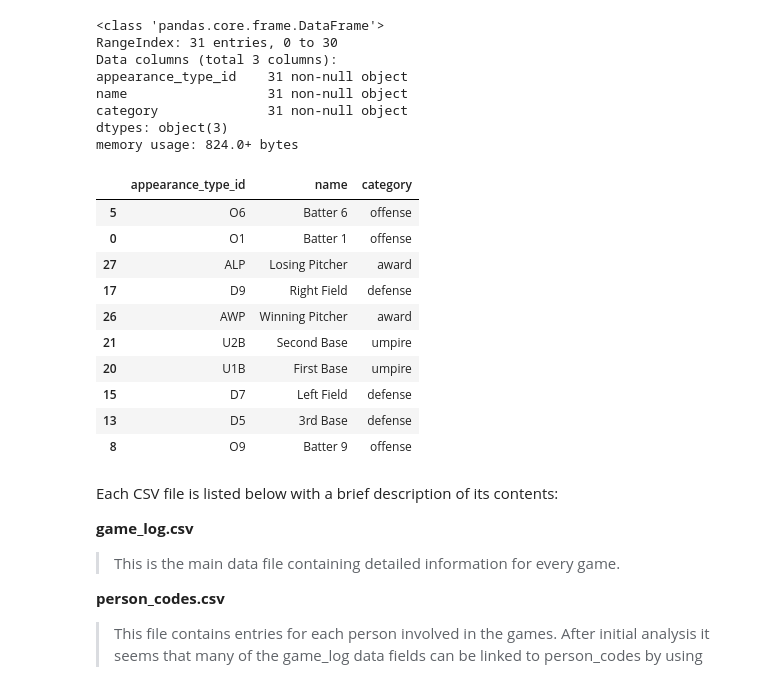
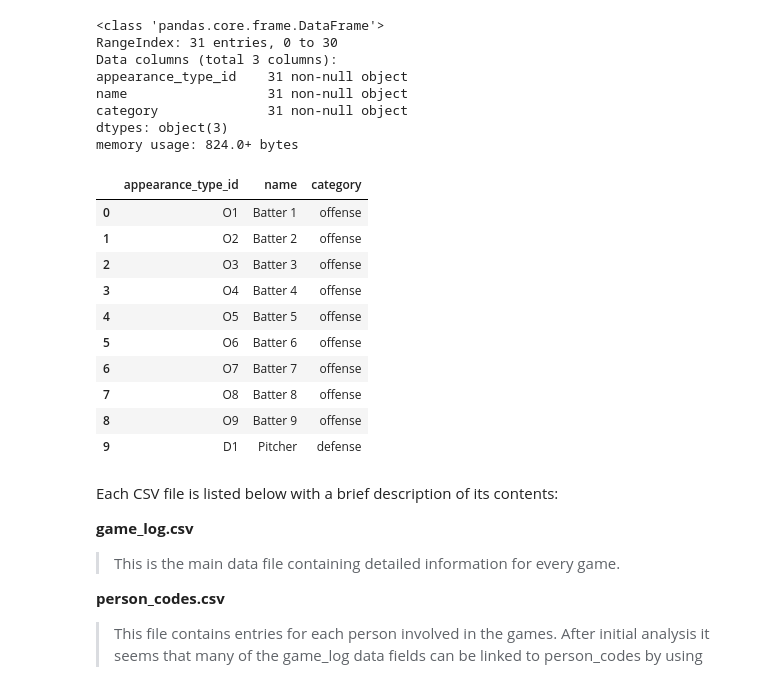
Before and after one commit to Adam-Klaum/dq_gamelog, a Jupyter notebook: Basics.ipynb, the cells around one changed output. Cells and saved outputs as stored; diff of their text form; code cells hidden in the pictures.

```diff
--- a/Basics.ipynb
+++ b/Basics.ipynb
@@ -155,19 +155,19 @@ category              31 non-null object
 dtypes: object(3)
 memory usage: 824.0+ bytes
 # %%
-appearance.sample(10)
+appearance.head(10)
 # %% [output]
 |  | appearance_type_id | name | category |
+| 0 | O1 | Batter 1 | offense |
+| 1 | O2 | Batter 2 | offense |
+| 2 | O3 | Batter 3 | offense |
+| 3 | O4 | Batter 4 | offense |
+| 4 | O5 | Batter 5 | offense |
 | 5 | O6 | Batter 6 | offense |
-| 0 | O1 | Batter 1 | offense |
-| 27 | ALP | Losing Pitcher | award |
-| 17 | D9 | Right Field | defense |
-| 26 | AWP | Winning Pitcher | award |
-| 21 | U2B | Second Base | umpire |
-| 20 | U1B | First Base | umpire |
-| 15 | D7 | Left Field | defense |
-| 13 | D5 | 3rd Base | defense |
+| 6 | O7 | Batter 7 | offense |
+| 7 | O8 | Batter 8 | offense |
 | 8 | O9 | Batter 9 | offense |
+| 9 | D1 | Pitcher | defense |
 # %% [markdown]
 Each CSV file is listed below with a brief description of its contents:
 
```
Also changed, not shown: parts of 49 cells of this notebook, 9 other files.
